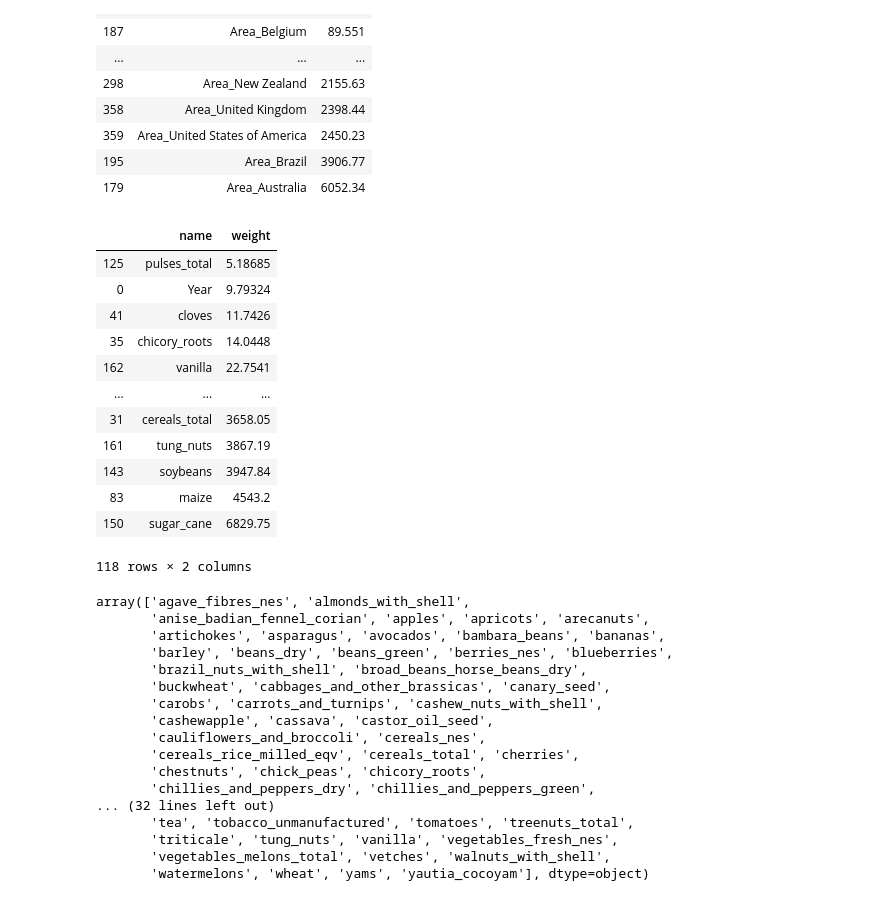
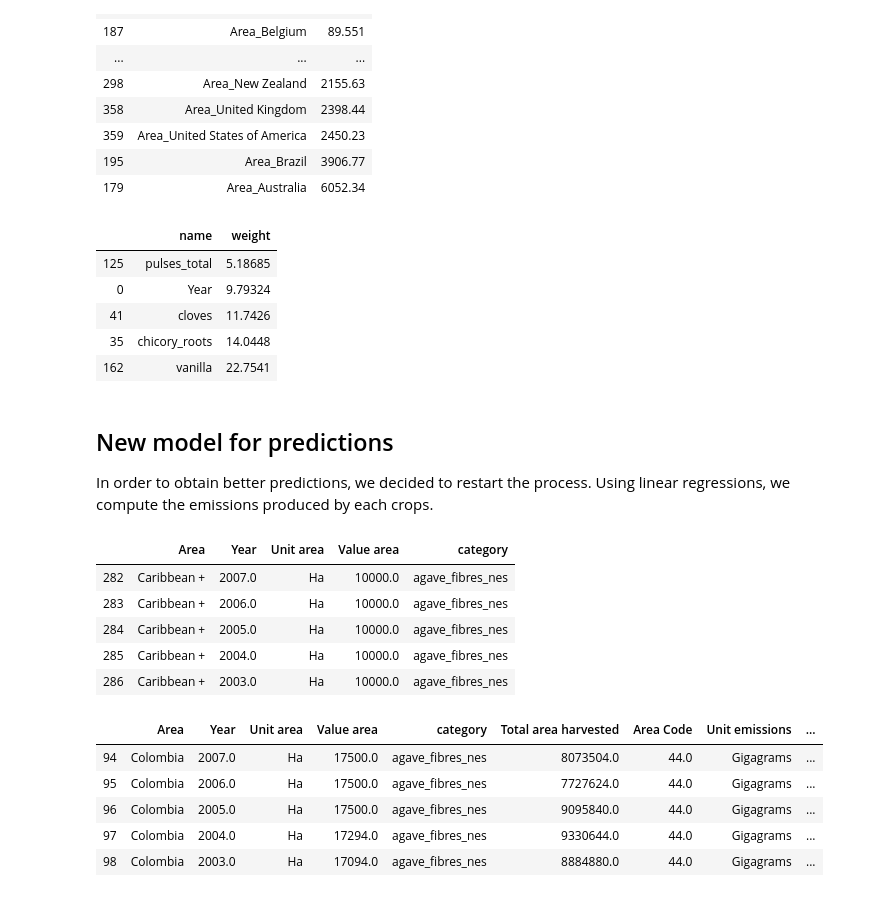
Before and after one commit to shivz7/ADA, a Jupyter notebook: questions_1_2.ipynb, the cells around one changed output. Cells and saved outputs as stored; diff of their text form; code cells hidden in the pictures.

```diff
--- a/questions_1_2.ipynb
+++ b/questions_1_2.ipynb
@@ -262,53 +262,39 @@ weights.where(weights.name.str.contains("Area")).where(weights.weight > 0).dropn
 | 195 | Area_Brazil | 3906.77 |
 | 179 | Area_Australia | 6052.34 |
 # %%
-weights.mask(weights.name.str.contains("Area")).where(weights.weight > 0).dropna().sort_values("weight")#.where("weight > 0")
+weights.mask(weights.name.str.contains("Area")).where(weights.weight > 0).dropna().sort_values("weight").head()
 # %% [output]
 |  | name | weight |
 | 125 | pulses_total | 5.18685 |
 | 0 | Year | 9.79324 |
 | 41 | cloves | 11.7426 |
 | 35 | chicory_roots | 14.0448 |
 | 162 | vanilla | 22.7541 |
-| ... | ... | ... |
-| 31 | cereals_total | 3658.05 |
-| 161 | tung_nuts | 3867.19 |
-| 143 | soybeans | 3947.84 |
-| 83 | maize | 4543.2 |
-| 150 | sugar_cane | 6829.75 |
-118 rows × 2 columns
+# %% [markdown]
+## New model for predictions
+
+In order to obtain better predictions, we decided to restart the process. Using linear regressions, we compute the emissions produced by each crops.
 # %%
 crops = dataCrops.drop(["element_code"], axis=1)\
                 .where(dataCrops["element"] == "Area Harvested")\
+                .mask(dataCrops.country_or_area.isin(["Asia +","Europe +", "Americas +", "Oceania +", "Africa +"]))\
                 .dropna(subset=["element"])\
                 .drop(["element", "value_footnotes"],axis=1)\
                 .rename(columns={"unit":"Unit area", "value":"Value area", "year":"Year","country_or_area":"Area"})
-crops.category.unique()
+crops.head(5)
 # %% [output]
-array(['agave_fibres_nes', 'almonds_with_shell',
-       'anise_badian_fennel_corian', 'apples', 'apricots', 'arecanuts',
-       'artichokes', 'asparagus', 'avocados', 'bambara_beans', 'bananas',
-       'barley', 'beans_dry', 'beans_green', 'berries_nes', 'blueberries',
-       'brazil_nuts_with_shell', 'broad_beans_horse_beans_dry',
-       'buckwheat', 'cabbages_and_other_brassicas', 'canary_seed',
-       'carobs', 'carrots_and_turnips', 'cashew_nuts_with_shell',
-       'cashewapple', 'cassava', 'castor_oil_seed',
-       'cauliflowers_and_broccoli', 'cereals_nes',
-       'cereals_rice_milled_eqv', 'cereals_total', 'cherries',
-       'chestnuts', 'chick_peas', 'chicory_roots',
-       'chillies_and_peppers_dry', 'chillies_and_peppers_green',
-... (32 lines left out)
-       'tea', 'tobacco_unmanufactured', 'tomatoes', 'treenuts_total',
-       'triticale', 'tung_nuts', 'vanilla', 'vegetables_fresh_nes',
-       'vegetables_melons_total', 'vetches', 'walnuts_with_shell',
-       'watermelons', 'wheat', 'yams', 'yautia_cocoyam'], dtype=object)
+|  | Area | Year | Unit area | Value area | category |
+| 282 | Caribbean + | 2007.0 | Ha | 10000.0 | agave_fibres_nes |
+| 283 | Caribbean + | 2006.0 | Ha | 10000.0 | agave_fibres_nes |
+| 284 | Caribbean + | 2005.0 | Ha | 10000.0 | agave_fibres_nes |
+| 285 | Caribbean + | 2004.0 | Ha | 10000.0 | agave_fibres_nes |
+| 286 | Caribbean + | 2003.0 | Ha | 10000.0 | agave_fibres_nes |
 # %%
 listCountries = ["United States of America", "India", "Switzerland", "United Kingdom", "China"]
-filterCrops = ["cereals_total", "cereals_rice_milled_eqv","pulses_total", "coarse_grain_total"]
-# Normalized production for
+filterCrops = ["cereals_total", "cereals_rice_milled_eqv","pulses_total", "coarse_grain_total", "treenuts_total"]
 
 #cropsEmissionsNormalized = crops.where(crops.Area.isin(listCountries)).dropna()
-cropsEmissionsNormalized = crops.dropna()
+cropsEmissionsNormalized = crops
 totalHarvestedArea = cropsEmissionsNormalized.groupby(["Area","Year"]).sum()#.drop(["Year"], axis=1)#.rename("Value area", "Total area harvested")
 totalHarvestedArea.columns = ["Total area harvested"]
 cropsEmissionsNormalized = pd.merge(cropsEmissionsNormalized, totalHarvestedArea, how="left", on=['Area',"Year"])
@@ -316,4 +302,11 @@ cropsEmissionsNormalized = pd.merge(cropsEmissionsNormalized, dataEmissionsAgric
 cropsEmissionsNormalized = cropsEmissionsNormalized.dropna().dropna(subset=["Unit emissions"])
 cropsEmissionsNormalized["Value emissions"] = cropsEmissionsNormalized["Value area"]*cropsEmissionsNormalized["Value emissions"]/(cropsEmissionsNormalized["Total area harvested"]*cropsEmissionsNormalized["Total area harvested"])
 cropsEmissionsNormalized = cropsEmissionsNormalized.mask(cropsEmissionsNormalized.category.isin(filterCrops)).dropna()
-#totalHarvestedArea
+cropsEmissionsNormalized.head(5)
+# %% [output]
+|  | Area | Year | Unit area | Value area | category | Total area harvested | Area Code | Unit emissions | ... |
+| 94 | Colombia | 2007.0 | Ha | 17500.0 | agave_fibres_nes | 8073504.0 | 44.0 | Gigagrams | ... |
+| 95 | Colombia | 2006.0 | Ha | 17500.0 | agave_fibres_nes | 7727624.0 | 44.0 | Gigagrams | ... |
+| 96 | Colombia | 2005.0 | Ha | 17500.0 | agave_fibres_nes | 9095840.0 | 44.0 | Gigagrams | ... |
+| 97 | Colombia | 2004.0 | Ha | 17294.0 | agave_fibres_nes | 9330644.0 | 44.0 | Gigagrams | ... |
+| 98 | Colombia | 2003.0 | Ha | 17094.0 | agave_fibres_nes | 8884880.0 | 44.0 | Gigagrams | ... |
```
Also changed, not shown: parts of 29 cells of this notebook.
